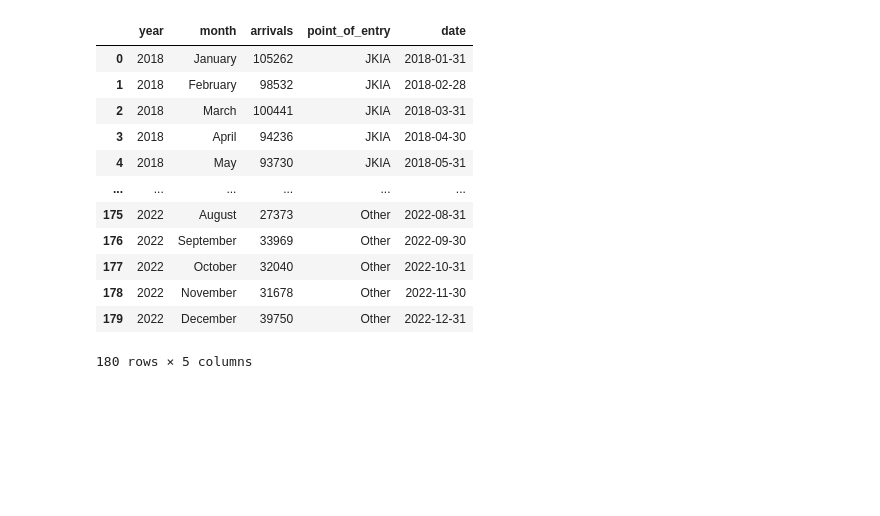
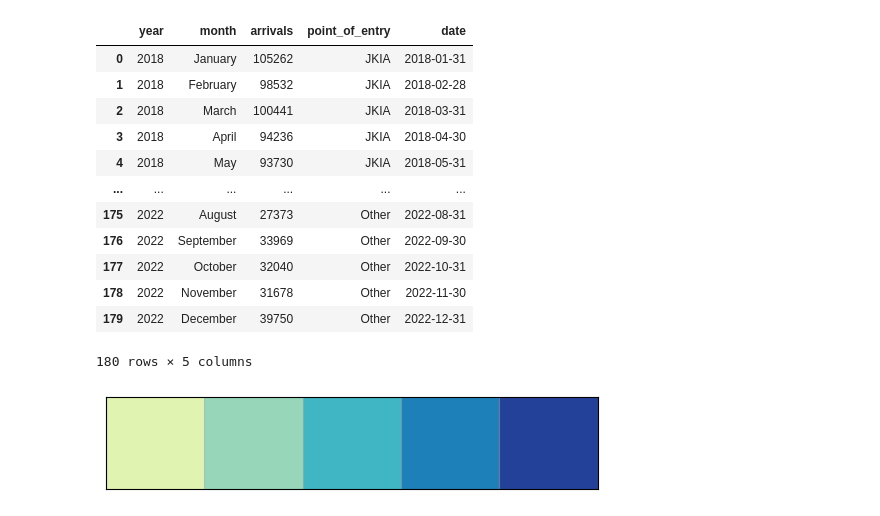
Before and after one commit to StephKisee/tourism, a Jupyter notebook: notebook.ipynb, the cells around one changed output. Saved outputs shown, nothing was run; the diff lists cells and outputs as text; code cells hidden in the pictures; blank space fills up the shorter version.

```diff
--- a/notebook.ipynb
+++ b/notebook.ipynb
@@ -17,9 +18,3 @@ xls = pd.ExcelFile(path)
 print(xls.sheet_names)
 # %% [output]
 ['Point_of_Entry', 'Top_Source_Market', 'Market Region', 'Purpose_of_Visit', 'Flight_Landings', 'Bed_Occupancy', 'Inbound_Earnings']
-# %%
-# Print available plt styles
-print(plt.style.available)
-
-# Set the style
-plt.style.use('bmh')
@@ -28,3 +21,39 @@ plt.style.use('bmh')
+# %%
+fonts = fm.findSystemFonts()
+
+for font in fonts:
+    fm.fontManager.addfont(font)
+
+font_size = 12
+# font_family = 'Space Mono'
+# font_family = 'EB Garamond'
+# font_family = 'Gotham'
+font_family = 'Space Mono'
+# plot_style = 'seaborn-v0_8-paper'
+# plot_style = 'seaborn-v0_8-talk'
+# plot_style = 'seaborn-v0_8-poster'
+# plot_style = 'ggplot'
+plot_style = '_mpl-gallery'
+# plot_style = 'classic'
+# plot_style = 'fivethirtyeight'
+# plot_style = '_mpl-gallery-nogrid'
+
+plt.style.use(plot_style)
+plt.rcParams['grid.alpha'] = 0.5
+plt.rcParams['font.family'] = font_family
+plt.rcParams['font.size'] = font_size
+plt.rcParams['axes.labelsize'] = font_size
+plt.rcParams['xtick.labelsize'] = font_size
+plt.rcParams['ytick.labelsize'] = font_size
+plt.rcParams['legend.fontsize'] = font_size
+plt.rcParams['figure.titlesize'] = font_size
+plt.rcParams['axes.titlesize'] = font_size + 1
+# plt.rcParams['axes.spines.top'] = False
+# plt.rcParams['axes.spines.right'] = False
+# plt.rcParams['axes.spines.left'] = False
+plt.rcParams['xtick.major.size'] = 0
+plt.rcParams['ytick.major.size'] = 0
+plt.rcParams['figure.constrained_layout.use'] = True
 # %%
 # Load the spreadsheets into dataframes
 point_of_entry = xls.parse('Point_of_Entry')
@@ -73,3 +100,8 @@ point_of_entry
 | 178 | 2022 | November | 31678 | Other | 2022-11-30 |
 | 179 | 2022 | December | 39750 | Other | 2022-12-31 |
 180 rows × 5 columns
+# %%
+year_palette = sns.color_palette('YlGnBu', n_colors=5)
+sns.palplot(year_palette)
+# %% [output]
+[figure, added]
```
Also changed, not shown: parts of 15 cells of this notebook, 1 other file.
